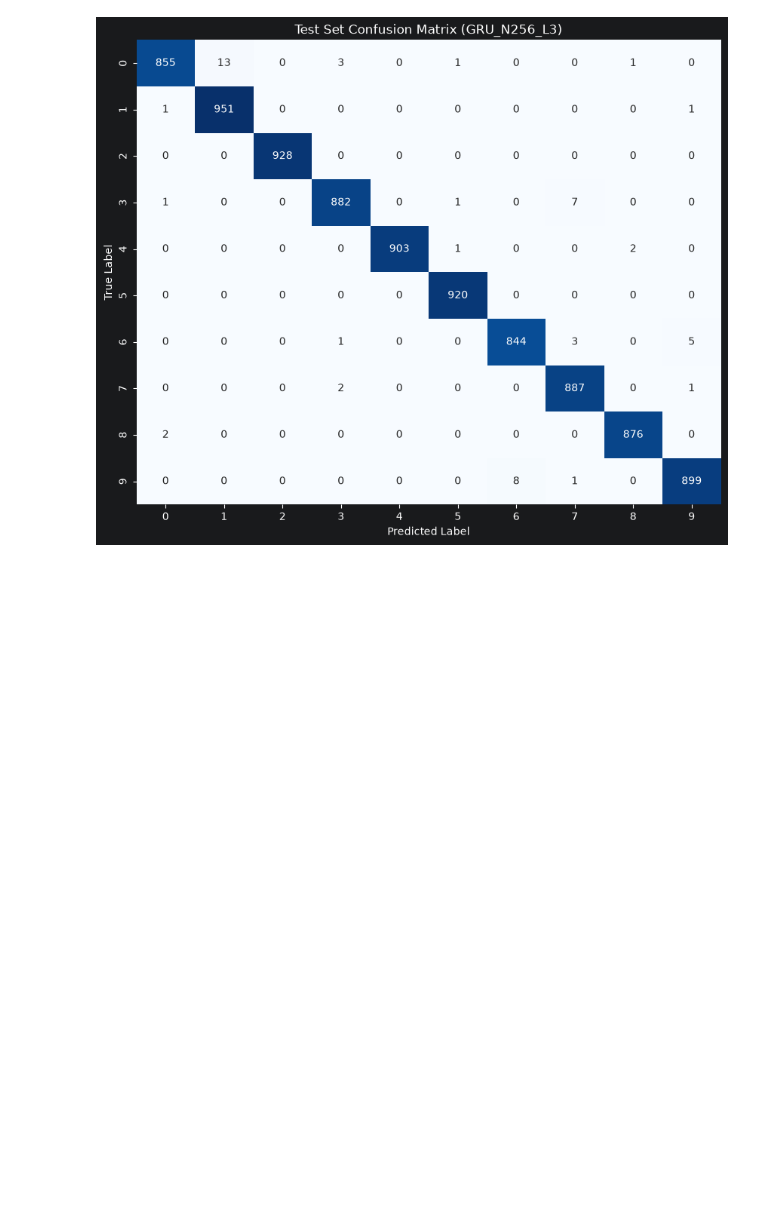
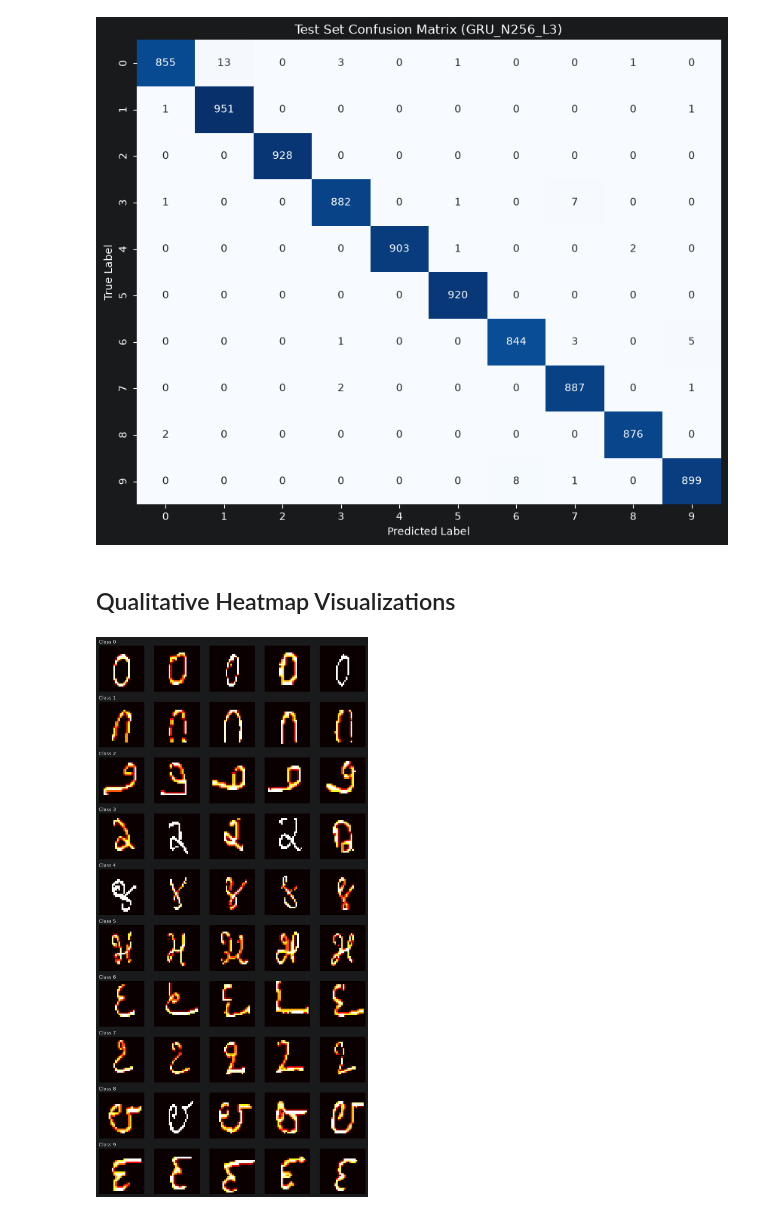
Before and after one commit to srijansingh2003/LLM_Lab_Group09, a Jupyter notebook: Group09_Assignment4/Task1.ipynb, the cells around one changed output. Drawn from its saved outputs; the diff is of its cells as text; code cells hidden in the pictures; blank space fills up the shorter version.

Commit message:
Added heatmap visulatizations in Task1

```diff
--- a/Group09_Assignment4/Task1.ipynb
+++ b/Group09_Assignment4/Task1.ipynb
@@ -281,3 +280,32 @@ plt.show()
 # %% [output]
 Best Configuration: GRU_N256_L3
 [figure]
+# %% [markdown]
+## Qualitative Heatmap Visualizations
+# %%
+def plot_kannada_heatmaps(dataset, samples_per_class=5, num_classes=10):
+    fig, axes = plt.subplots(num_classes, samples_per_class, figsize=(10, 20))
+    counts = {i: 0 for i in range(num_classes)}
+
+    for image, label in dataset:
+        lbl = label.item()
+        if counts[lbl] < samples_per_class:
+            ax = axes[lbl, counts[lbl]]
+            ax.imshow(image.numpy(), cmap='hot', interpolation='nearest')
+            ax.axis('off')
+
+            if counts[lbl] == 0:
+                ax.set_title(f"Class {lbl}", loc='left')
+
+            counts[lbl] += 1
+
+        if all(c == samples_per_class for c in counts.values()):
+            break
+
+    plt.tight_layout()
+    plt.show()
+
+# Pass raw un-shuffled data for visualization
+plot_kannada_heatmaps(KannadaSeqDataset(train_df))
+# %% [output]
+[figure, added]
```
Also changed, not shown: parts of 2 cells of this notebook.
